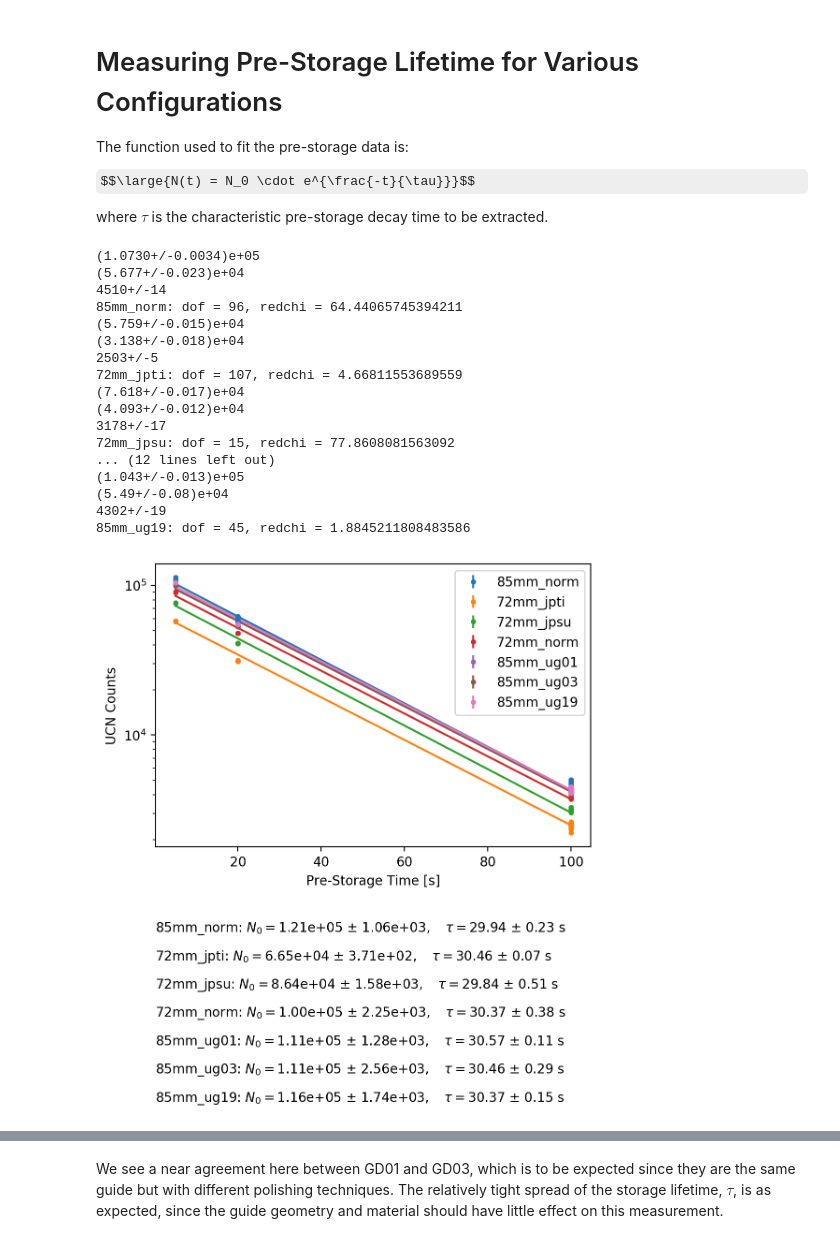
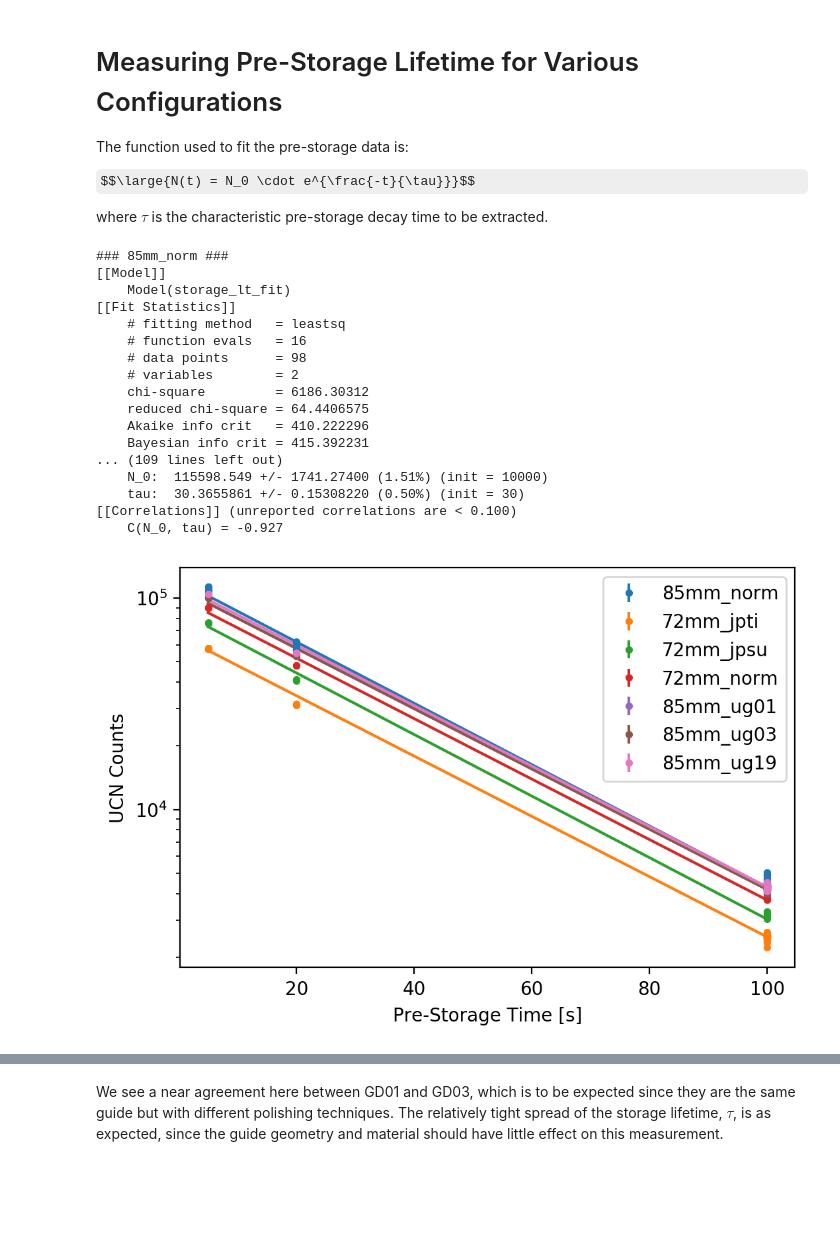
Before and after one commit to jonahberean/psi_transmission, a Jupyter notebook: notebooks_scripts/pre_storage_lifetime.ipynb, the cells around one changed output, grey strips where cells are left out. Cells and saved outputs as stored; diff of their text form; code cells hidden in the pictures; some formulas as TeX source; blank space fills up the shorter version.

```diff
--- a/notebooks_scripts/pre_storage_lifetime.ipynb
+++ b/notebooks_scripts/pre_storage_lifetime.ipynb
@@ -57,7 +57,7 @@ for config in config_list:
         # generate uncertainty array of the count data, calculate mean, add to dict
         uarr = unumpy.umatrix(arr[:,2], arr[:,3])
         N = uarr.mean(1)[0,0]
-        print(N)
+#         print(N)
 
         if (run_type == '005s'):
 
@@ -71,59 +71,71 @@ for config in config_list:
 
         no_shot_data = np.append(no_shot_data,
                     arr,
                     axis=0)
 
+    print('### ' + config + ' ###')
     # performing an exponential fit
     t      = no_shot_data[:,1]
     counts = no_shot_data[:,2]
     gmodel = Model(storage_lt_fit)
     params = gmodel.make_params(N_0=10000, tau=30)
     result = gmodel.fit(counts, params, t=t, weights = 1/no_shot_data[:,3])
+    print(result.fit_report())
 
     ax.plot(t, result.best_fit, color = color);
 
     # printing the fit results below the figure
-    text_y_coord = text_y_coord - 0.1
-    ax.text(0, text_y_coord, config
-            + r': $N_0 = $%.2e $\pm $ %.2e$, \quad \tau = $%.2f $ \pm $ %.2f s' % (
-                decimal.Decimal(result.params['N_0'].value),
-                decimal.Decimal(result.params['N_0'].stderr),
-                decimal.Decimal(result.params['tau'].value),
-                decimal.Decimal(result.params['tau'].stderr)),
-            transform=ax.transAxes);
+#     text_y_coord = text_y_coord - 0.1
+#     ax.text(0, text_y_coord, config
+#             + r': $N_0 = $%.2e $\pm $ %.2e$, \quad \tau = $%.2f $ \pm $ %.2f s' % (
+#                 decimal.Decimal(result.params['N_0'].value),
+#                 decimal.Decimal(result.params['N_0'].stderr),
+#                 decimal.Decimal(result.params['tau'].value),
+#                 decimal.Decimal(result.params['tau'].stderr)),
+#             transform=ax.transAxes);
 
-    print(config + ': dof = {}, redchi = {}'.format(result.nfree, result.redchi))
+#     print(config + ': dof = {}, redchi = {}'.format(result.nfree, result.redchi))
 
-    ax_tau.errorbar(result.params['N_0'].value, result.params['tau'].value, yerr = result.params['tau'].stderr, fmt = '.', label = config, color = color)
+    if config[0:4] == '85mm':
+        color_tau = 'b'
+    else:
+        color_tau = 'r'
+
+
+    ax_tau.errorbar([config[5:9]], result.params['tau'].value, yerr = result.params['tau'].stderr, fmt = '.',
+                    label = config[0:4], color = color_tau)
 
 ax.set_ylabel('UCN Counts');
 ax.set_xlabel('Pre-Storage Time [s]')
 ax.legend();
 ax.set_yscale('log')
 # ax.ticklabel_format(style='sci', axis='y', scilimits=(0,0))
 fig.savefig('../img/storage_lifetime.pdf')
 
-ax_tau.ticklabel_format(style='sci', axis='x', scilimits=(0,0))
+# ax_tau.ticklabel_format(style='sci', axis='x', scilimits=(0,0))
 ax_tau.set_ylabel(r'$\tau$ [s]');
 ax_tau.set_xlabel(r'$N_0$ [counts]')
 ax_tau.legend();
+handles, labels = ax_tau.get_legend_handles_labels()
+by_label = OrderedDict(zip(labels, handles))
+ax_tau.legend(by_label.values(), by_label.keys());
 fig_tau.savefig('../img/all_taus.pdf')
 # %% [output]
-(1.0730+/-0.0034)e+05
-(5.677+/-0.023)e+04
-4510+/-14
-85mm_norm: dof = 96, redchi = 64.44065745394211
-(5.759+/-0.015)e+04
-(3.138+/-0.018)e+04
-2503+/-5
-72mm_jpti: dof = 107, redchi = 4.66811553689559
-(7.618+/-0.017)e+04
-(4.093+/-0.012)e+04
-3178+/-17
-72mm_jpsu: dof = 15, redchi = 77.8608081563092
-... (12 lines left out)
-(1.043+/-0.013)e+05
-(5.49+/-0.08)e+04
-4302+/-19
-85mm_ug19: dof = 45, redchi = 1.8845211808483586
+### 85mm_norm ###
+[[Model]]
+    Model(storage_lt_fit)
+[[Fit Statistics]]
+    # fitting method   = leastsq
+    # function evals   = 16
+    # data points      = 98
+    # variables        = 2
+    chi-square         = 6186.30312
+    reduced chi-square = 64.4406575
+    Akaike info crit   = 410.222296
+    Bayesian info crit = 415.392231
+... (109 lines left out)
+    N_0:  115598.549 +/- 1741.27400 (1.51%) (init = 10000)
+    tau:  30.3655861 +/- 0.15308220 (0.50%) (init = 30)
+[[Correlations]] (unreported correlations are < 0.100)
+    C(N_0, tau) = -0.927
-[figure, old version]
+[figure, new version]
```
Also changed, not shown: parts of 1 cell of this notebook, 5 other files.
